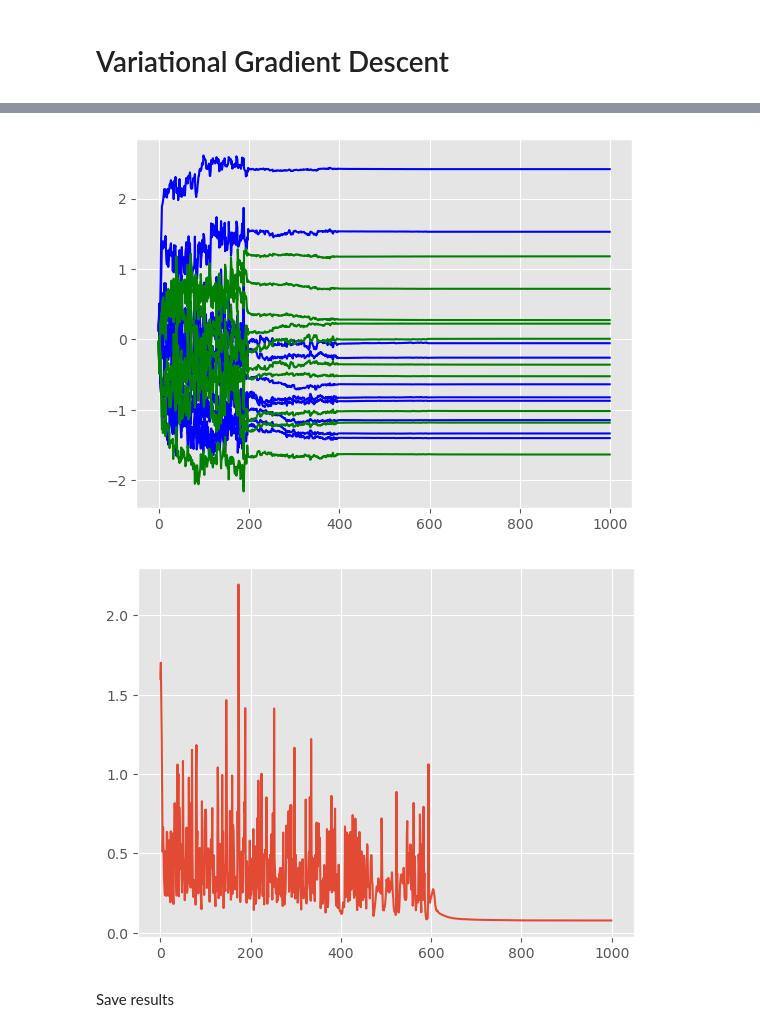
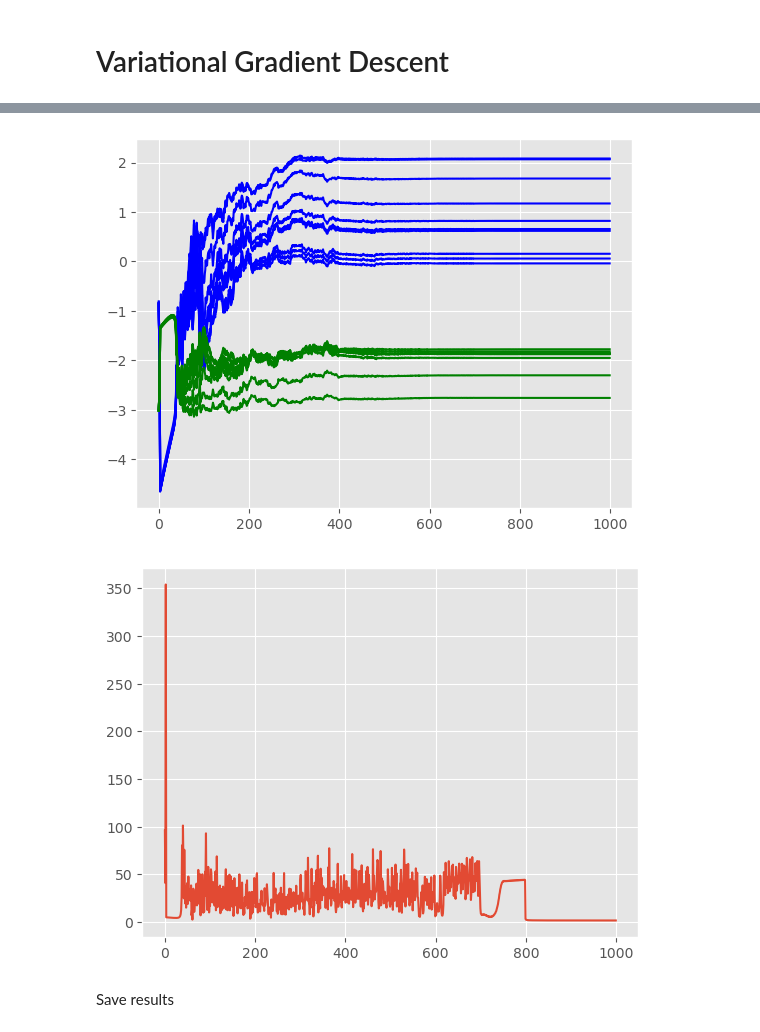
Before and after one commit to congyewang/kgd-code, a Jupyter notebook: pcuq_lotka_volterra.ipynb, the cells around one changed output, grey strips where cells are left out. Drawn from its saved outputs; the diff is of its cells as text; code cells hidden in the pictures.

Commit message:
change of reg_const

```diff
--- a/pcuq_lotka_volterra.ipynb
+++ b/pcuq_lotka_volterra.ipynb
@@ -162,7 +162,7 @@ def build_first_variation(y0, ts, obs, reg_const):
 
     return particle_updates_marginalized
 # %%
-reg_const = 1.0
+reg_const = 0.01
 drift_func = jax.value_and_grad(jax.jit(build_first_variation(x_init, ts, obs_1,reg_const)), 0)
 gradL = jit(lambda X : -drift_func(X)[1])
 
@@ -207,8 +207,8 @@ with open("results_pcuq.pkl", "rb") as g:
 # %%
 MFLD = MeanFieldLangevinDynamics(q_0,L,k,gradL=gradL)
 
-n = 1000
-T = 20000
+n = 500
+T = 30000
 eta = 1e-5
 
 params_init = jnp.stack([true_param_vals] * n, 0)
@@ -238,0 +237,10 @@ plt.show()
+# %%
+F_P = f.F_P(q_0, L)
+k_pq = f.GradientKernel(MFLD.S_PQ,k)
+KGD = f.KernelGradientDiscrepancy(k_pq)
+
+KGD_values = jnp.zeros(T)
+
+for it in range(T):
+    KGD_values = KGD_values.at[it].set(KGD.evaluate(all_particles[it]))
+results_pcuq["MFLD contour"]["KGD"] = KGD_values
@@ -242,13 +259,13 @@ plt.show()
 MFLD = MeanFieldLangevinDynamics(q_0,L,k,gradL=gradL)
 
 n = 200
-T = 2000
-eta = 1e-2
+T = 600
+eta = 1e-4
 
 
 params_init = jnp.stack([true_param_vals] * n, 0)
 rng, key = jrandom.split(key)
-params_init += 1e-2 * jrandom.normal(rng, params_init.shape)
+params_init += 1e-4 * jrandom.normal(rng, params_init.shape)
 X0 = params_init
 key_run = jrandom.PRNGKey(42)
 all_particles = MFLD.run_particles(eta,T,X0,key_run,decrease_step_size = True)
@@ -313,7 +330,7 @@ plt.plot(all_particles[:, :10, 0],color = "blue")
 plt.plot(all_particles[:, :10, 1],color = "green")
 plt.show()
 # %% [output]
-[figure, old version]
+[figure, new version]
 # %%
 import functions as f
 F_P = f.F_P(q_0, L)
@@ -326,10 +343,10 @@ for it in range(T):
     KGD_values = KGD_values.at[it].set(KGD.evaluate(all_particles[it]))
 results_pcuq["Generalized SVGD"]["KGD_values"] = KGD_values
 # %%
-plt.plot(KGD_values)
+plt.plot(results_pcuq["Generalized SVGD"]["KGD_values"][:])
 plt.show()
 # %% [output]
-[figure, old version]
+[figure, new version]
 # %% [markdown]
 Save results
 # %%
```
Also changed, not shown: parts of 13 cells of this notebook, 4 other files.
